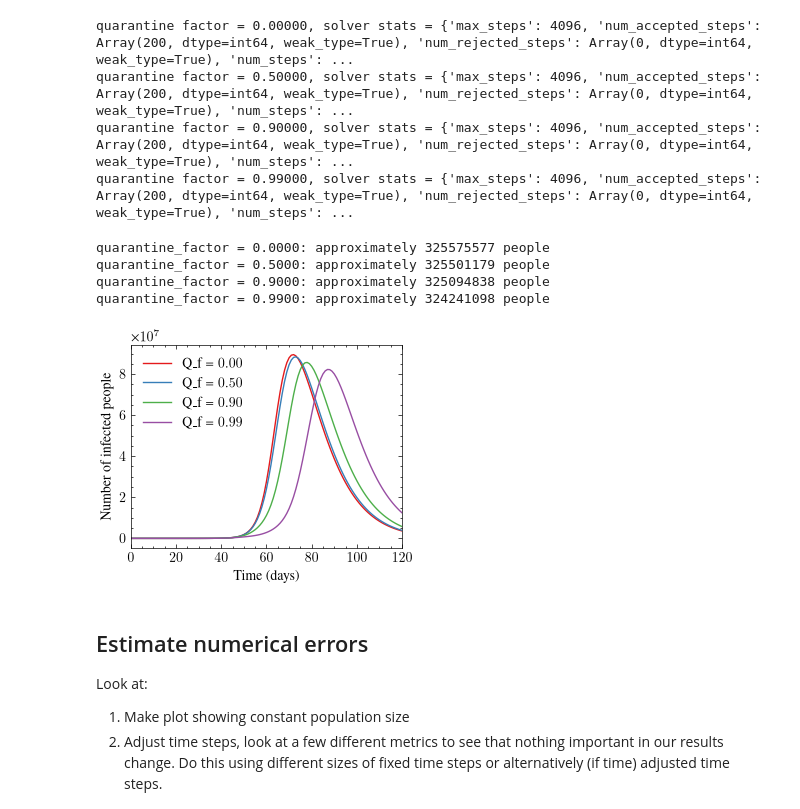
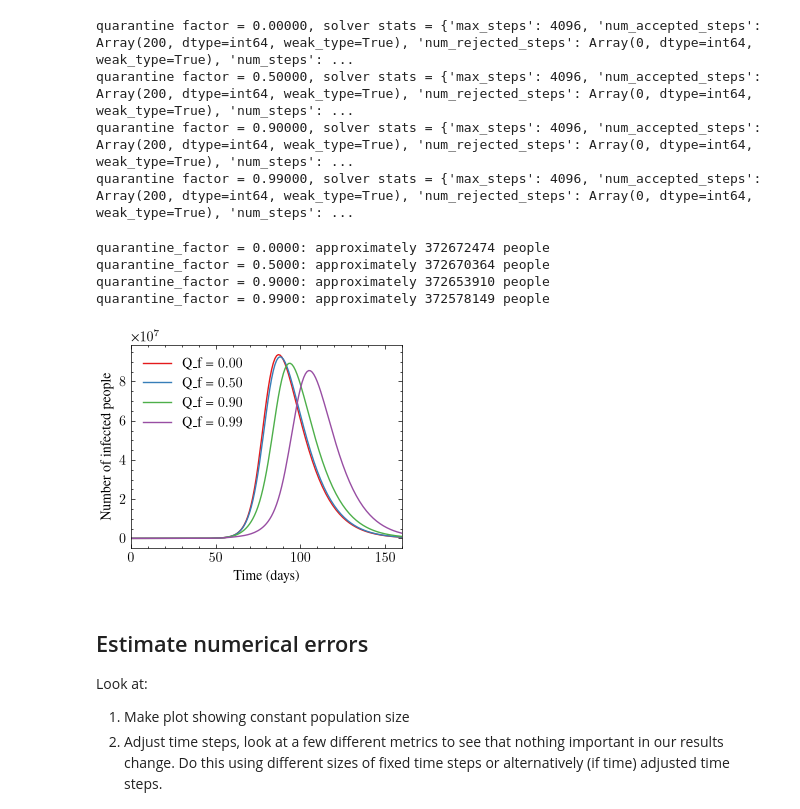
Before and after one commit to AndreaRaaschou/BERN01, a Jupyter notebook: disease_project/andrea/main_usa.ipynb, the cells around one changed output. Cells and saved outputs as stored; diff of their text form; code cells hidden in the pictures.

```diff
--- a/disease_project/andrea/main_usa.ipynb
+++ b/disease_project/andrea/main_usa.ipynb
@@ -82,7 +83,7 @@ results_v = {} # store solutions in this dictionary
 for gamma in gamma_values:
     # R0 = 12-18
     # contagious period ~ 8 days
-    p = Parameters(alpha=1/8, beta=15/8, gamma=float(gamma), delta=1/11, W=USA.get_od_matrix(), quarantine_factor=0.75)
+    p = Parameters(alpha=1/9, beta=12/9, gamma=float(gamma), delta=1/11, W=USA.get_od_matrix(), quarantine_factor=0.75)
 
     solution = diffeqsolve(SEIR, solver, t0=t0, t1=t1, dt0=dt0, y0=y0, args=p, saveat=saveat)
 
@@ -118,7 +119,8 @@ results_q = {} # store solutions in this dictionary
 for quarantine_factor in quarantinue_factor_values:
     # R0 = 12-18
     # contagious period ~ 8 days
-    p = Parameters(alpha=1/8, beta=15/8, gamma=1 - 0.9**(1/365), delta=1/11, W=USA.get_od_matrix(), quarantine_factor=quarantine_factor)
+    p = Parameters(alpha=1/9, beta=12/9, gamma=0, delta=1/11, W=USA.get_od_matrix(), quarantine_factor=quarantine_factor)
+
 
     solution = diffeqsolve(SEIR, solver, t0=t0, t1=t1, dt0=dt0, y0=y0, args=p, saveat=saveat)
 
@@ -134,13 +136,13 @@ quarantine factor = 0.50000, solver stats = {'max_steps': 4096, 'num_accepted_st
 quarantine factor = 0.90000, solver stats = {'max_steps': 4096, 'num_accepted_steps': Array(200, dtype=int64, weak_type=True), 'num_rejected_steps': Array(0, dtype=int64, weak_type=True), 'num_steps': ...
 quarantine factor = 0.99000, solver stats = {'max_steps': 4096, 'num_accepted_steps': Array(200, dtype=int64, weak_type=True), 'num_rejected_steps': Array(0, dtype=int64, weak_type=True), 'num_steps': ...
 # %%
-plot_infection_peak(results_q, ts, "quarantine_factor", "../figures/quarantine_factors.pdf", time_stop=120)
+plot_infection_peak(results_q, ts, "quarantine_factor", "../figures/quarantine_factors.pdf", time_stop=160)
 # %% [output]
-quarantine_factor = 0.0000: approximately 325575577 people
-quarantine_factor = 0.5000: approximately 325501179 people
-quarantine_factor = 0.9000: approximately 325094838 people
-quarantine_factor = 0.9900: approximately 324241098 people
+quarantine_factor = 0.0000: approximately 372672474 people
+quarantine_factor = 0.5000: approximately 372670364 people
+quarantine_factor = 0.9000: approximately 372653910 people
+quarantine_factor = 0.9900: approximately 372578149 people
-[figure, old version]
+[figure, new version]
 # %% [markdown]
 ## Estimate numerical errors
 Look at:
```
Also changed, not shown: parts of 8 cells of this notebook, 2 other files.
